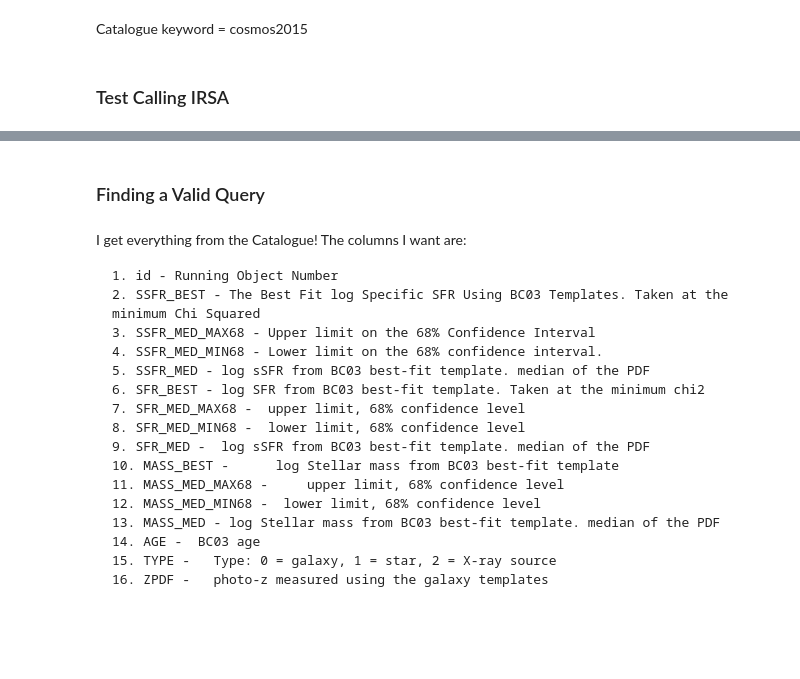
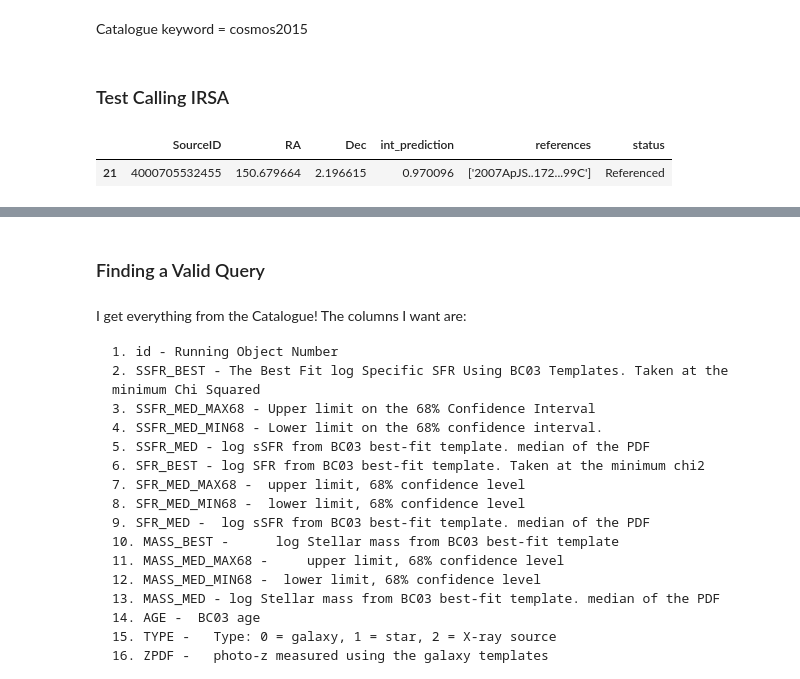
Before and after one commit to AstroORyan/mergers-in-cosmos, a Jupyter notebook: notebooks/misc/table-for-matching.ipynb, the cells around one changed output, grey strips where cells are left out. Cells and saved outputs as stored; diff of their text form; code cells hidden in the pictures; blank space fills up the shorter version.

```diff
--- a/notebooks/misc/table-for-matching.ipynb
+++ b/notebooks/misc/table-for-matching.ipynb
@@ -16,6 +19,11 @@ df = pd.read_csv(f'{folder}/interacting-catalogue.csv', index_col = 0)
 Catalogue keyword = cosmos2015
 # %% [markdown]
 ### Test Calling IRSA
+# %%
+df.query('SourceID == 4000705532455')
+# %% [output]
+|  | SourceID | RA | Dec | int_prediction | references | status |
+| 21 | 4000705532455 | 150.679664 | 2.196615 | 0.970096 | ['2007ApJS..172...99C'] | Referenced |
 # %%
 test_coords = (
     SkyCoord(
```
Also changed, not shown: parts of 17 cells of this notebook, 2 other files.
